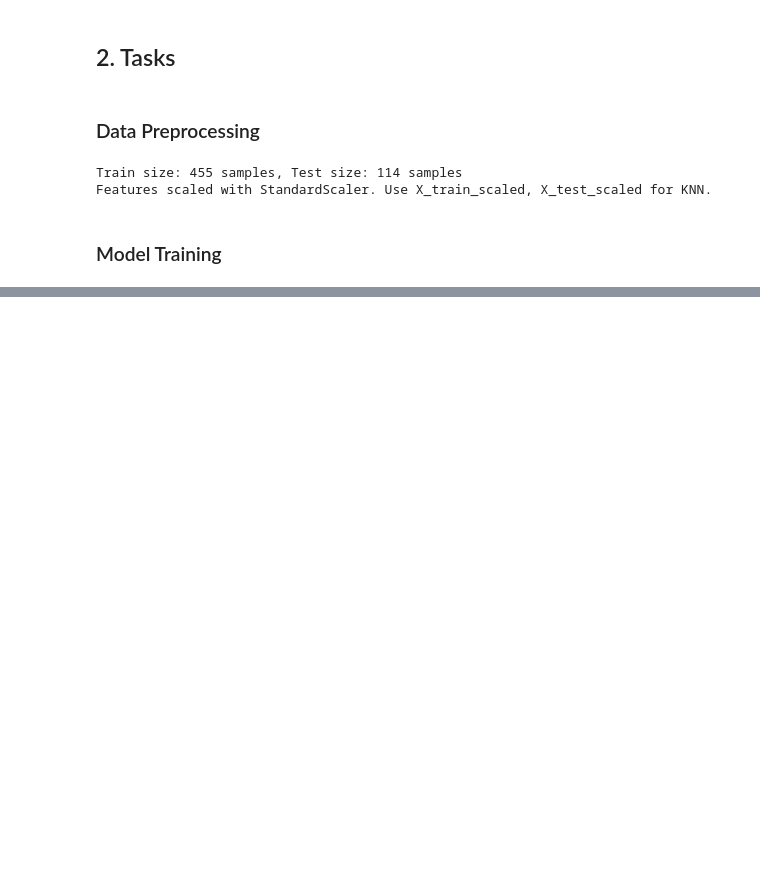
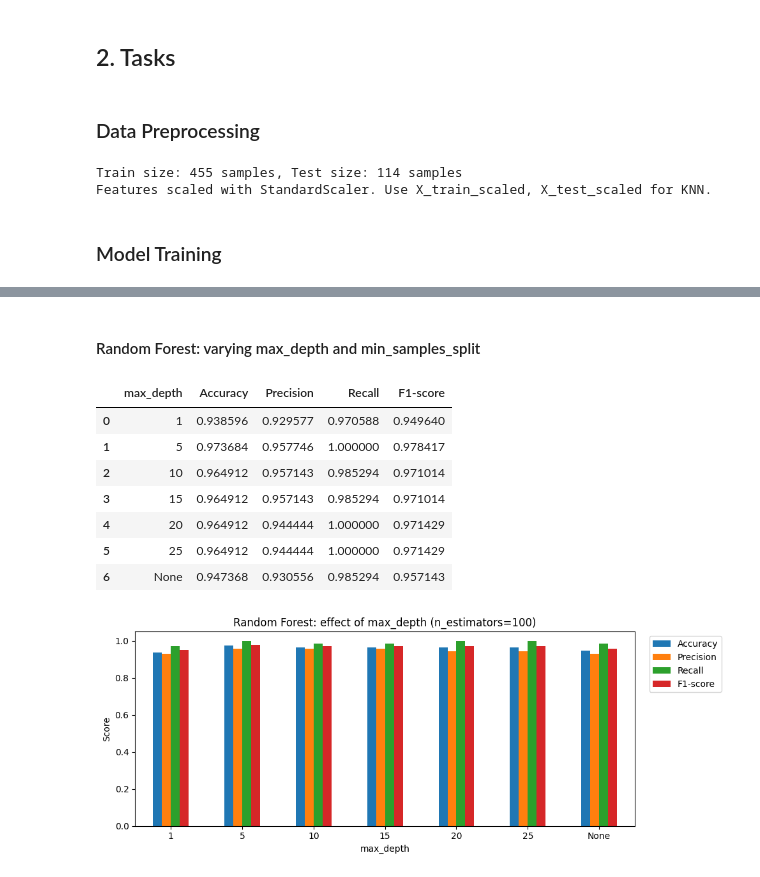
Before and after one commit to jalenlum/ics435-assignment1, a Jupyter notebook: Assignment1.ipynb, the cells around one changed output, grey strips where cells are left out. Cells and saved outputs as stored; diff of their text form; code cells hidden in the pictures; blank space fills up the shorter version.

```diff
--- a/Assignment1.ipynb
+++ b/Assignment1.ipynb
@@ -178,0 +253,38 @@ Precision: 0.9571428571428572
+# %% [markdown]
+#### Random Forest: varying max_depth and min_samples_split
+# %%
+# Vary max_depth (fixed min_samples_split=2)
+rf_depths = [1, 5, 10, 15, 20, 25, None]
+rf_ablation = []
+for d in rf_depths:
+    m = RandomForestClassifier(n_estimators=100, max_depth=d)
+    m.fit(X_train, y_train)
+    pred = m.predict(X_test)
+    rf_ablation.append({
+        "max_depth": str(d) if d is not None else "None",
+        "Accuracy": accuracy_score(y_test, pred),
+        "Precision": precision_score(y_test, pred, zero_division=0),
+        "Recall": recall_score(y_test, pred, zero_division=0),
+        "F1-score": f1_score(y_test, pred, zero_division=0)
+    })
+rf_abl_df = pd.DataFrame(rf_ablation)
+display(rf_abl_df)
+
+rf_plot = rf_abl_df.set_index("max_depth")[["Accuracy", "Precision", "Recall", "F1-score"]]
+rf_plot.plot(kind="bar", figsize=(10, 4), rot=0)
+plt.title("Random Forest: effect of max_depth (n_estimators=100)")
+plt.xlabel("max_depth")
+plt.ylabel("Score")
+plt.legend(bbox_to_anchor=(1.02, 1), loc="upper left")
+plt.tight_layout()
+plt.show()
+# %% [output]
+|  | max_depth | Accuracy | Precision | Recall | F1-score |
+| 0 | 1 | 0.938596 | 0.929577 | 0.970588 | 0.949640 |
+| 1 | 5 | 0.973684 | 0.957746 | 1.000000 | 0.978417 |
+| 2 | 10 | 0.964912 | 0.957143 | 0.985294 | 0.971014 |
+| 3 | 15 | 0.964912 | 0.957143 | 0.985294 | 0.971014 |
+| 4 | 20 | 0.964912 | 0.944444 | 1.000000 | 0.971429 |
+| 5 | 25 | 0.964912 | 0.944444 | 1.000000 | 0.971429 |
+| 6 | None | 0.947368 | 0.930556 | 0.985294 | 0.957143 |
+[figure, added]
```
Also changed, not shown: parts of 9 cells of this notebook.
